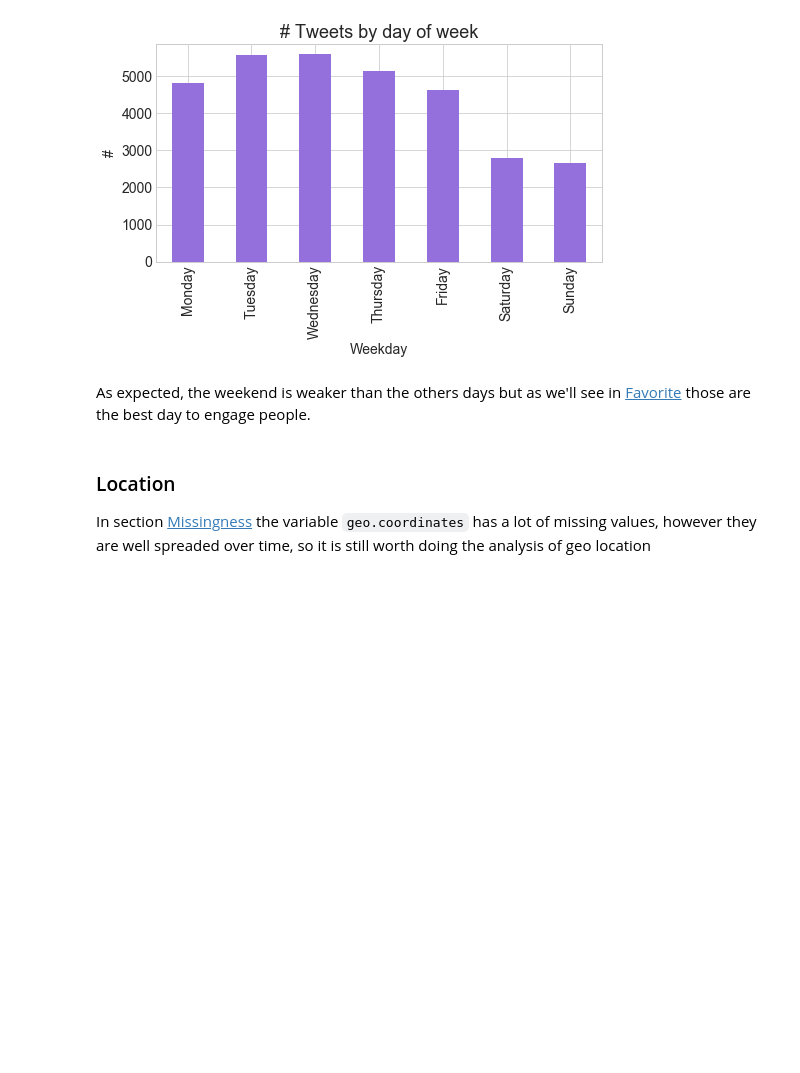
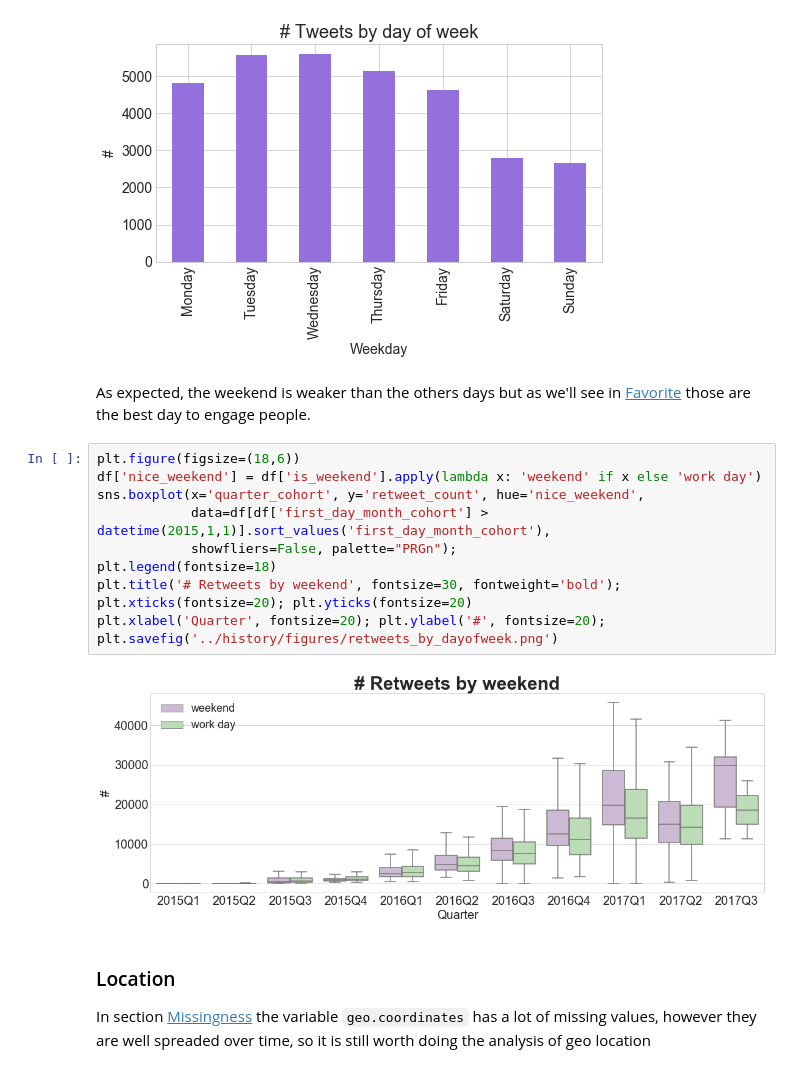
Before and after one commit to atulkumarin/project, a Jupyter notebook: analysis/Project-MileStone2-Updated.ipynb, the cells around one changed output. Drawn from its saved outputs; the diff is of its cells as text; blank space fills up the shorter version.

Commit message:
retweets day of week

```diff
--- a/analysis/Project-MileStone2-Updated.ipynb
+++ b/analysis/Project-MileStone2-Updated.ipynb
@@ -275,6 +275,19 @@ plt.xlabel('Weekday', fontsize=14); plt.ylabel('#', fontsize=14);
 [figure]
 # %% [markdown]
 As expected, the weekend is weaker than the others days but as we'll see in [Favorite](#Favorite) those are the best day to engage people.
+# %%
+plt.figure(figsize=(18,6))
+df['nice_weekend'] = df['is_weekend'].apply(lambda x: 'weekend' if x else 'work day')
+sns.boxplot(x='quarter_cohort', y='retweet_count', hue='nice_weekend',
+            data=df[df['first_day_month_cohort'] > datetime(2015,1,1)].sort_values('first_day_month_cohort'),
+            showfliers=False, palette="PRGn");
+plt.legend(fontsize=18)
+plt.title('# Retweets by weekend', fontsize=30, fontweight='bold');
+plt.xticks(fontsize=20); plt.yticks(fontsize=20)
+plt.xlabel('Quarter', fontsize=20); plt.ylabel('#', fontsize=20);
+plt.savefig('../history/figures/retweets_by_dayofweek.png')
+# %% [output]
+[figure, added]
 # %% [markdown]
 ### Location
 
```
Also changed, not shown: 1 other file.
